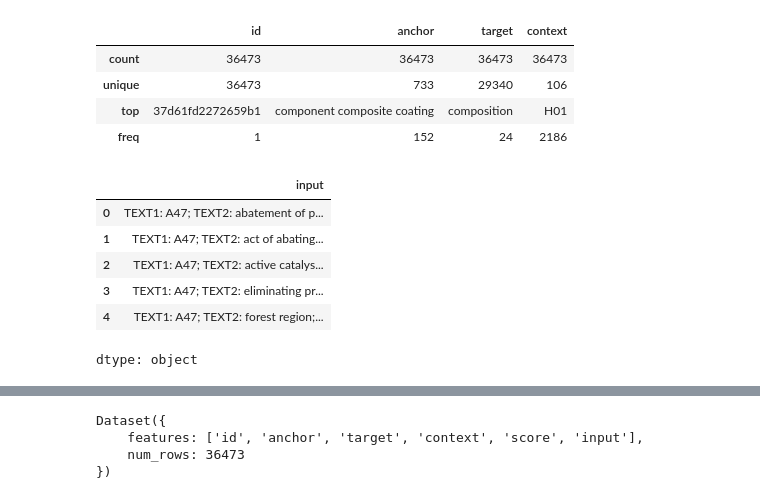
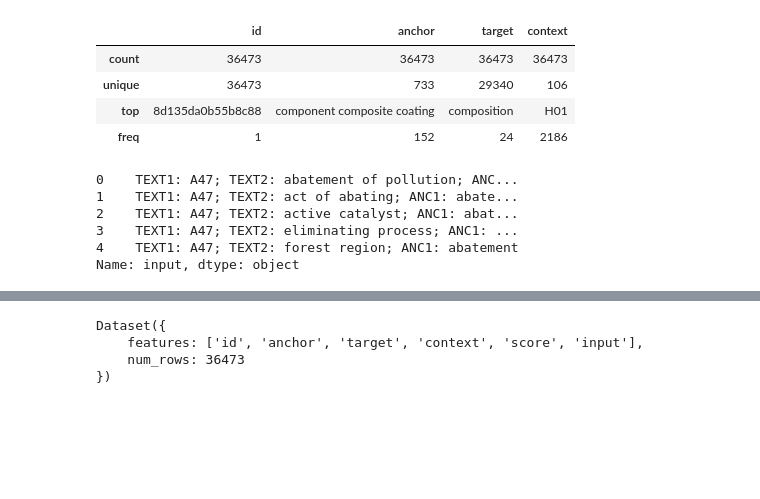
Before and after one commit to amitesh23s/phrase-to-phrase-matching, a Jupyter notebook: US_Patent_Phrase_to_phrase_matching.ipynb, the cells around one changed output, grey strips where cells are left out. Cells and saved outputs as stored; diff of their text form; code cells hidden in the pictures; blank space fills up the shorter version.

Commit message:
Kaggle Notebook | notebook365fab64ff | Version 1

```diff
--- a/US_Patent_Phrase_to_phrase_matching.ipynb
+++ b/US_Patent_Phrase_to_phrase_matching.ipynb
@@ -1,27 +1,26 @@
 # %%
 import pandas as pd
 
-df = pd.read_csv('/content/train.csv')
+df = pd.read_csv('/kaggle/input/patent-phrase/train.csv')
 
 df.describe(include='object')
 # %% [output]
 |  | id | anchor | target | context |
 | count | 36473 | 36473 | 36473 | 36473 |
 | unique | 36473 | 733 | 29340 | 106 |
-| top | 37d61fd2272659b1 | component composite coating | composition | H01 |
+| top | 8d135da0b55b8c88 | component composite coating | composition | H01 |
 | freq | 1 | 152 | 24 | 2186 |
 # %%
 df['input'] = 'TEXT1: ' + df.context + '; TEXT2: ' + df.target + '; ANC1: ' + df.anchor
 # %%
 df.input.head()
 # %% [output]
-|  | input |
-| 0 | TEXT1: A47; TEXT2: abatement of p... |
-| 1 | TEXT1: A47; TEXT2: act of abating... |
-| 2 | TEXT1: A47; TEXT2: active catalys... |
-| 3 | TEXT1: A47; TEXT2: eliminating pr... |
-| 4 | TEXT1: A47; TEXT2: forest region;... |
-dtype: object
+0    TEXT1: A47; TEXT2: abatement of pollution; ANC...
+1    TEXT1: A47; TEXT2: act of abating; ANC1: abate...
+2    TEXT1: A47; TEXT2: active catalyst; ANC1: abat...
+3    TEXT1: A47; TEXT2: eliminating process; ANC1: ...
+4    TEXT1: A47; TEXT2: forest region; ANC1: abatement
+Name: input, dtype: object
 # %%
 !pip install transformers
 # %% [output]
```
Also changed, not shown: parts of 9 cells of this notebook.
